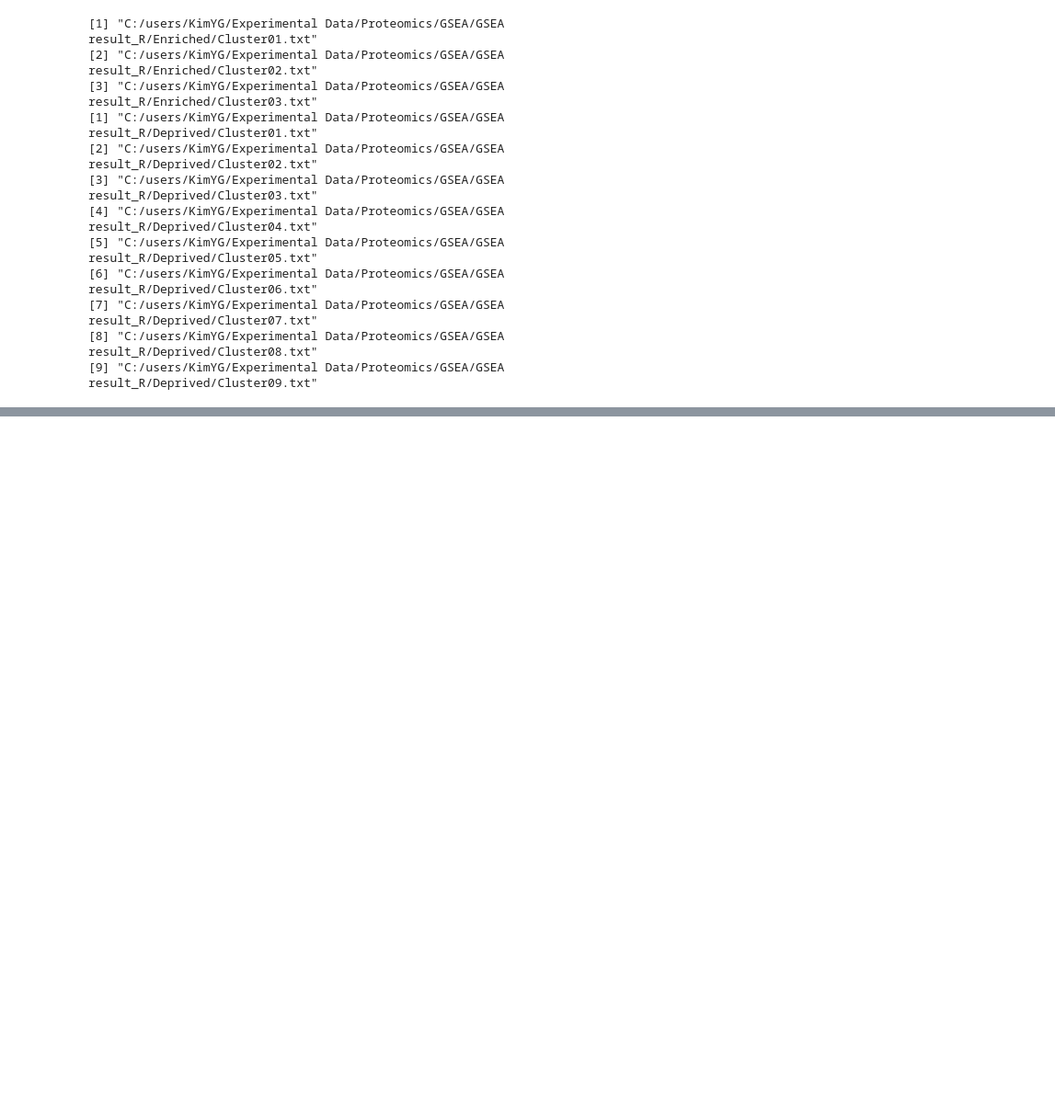
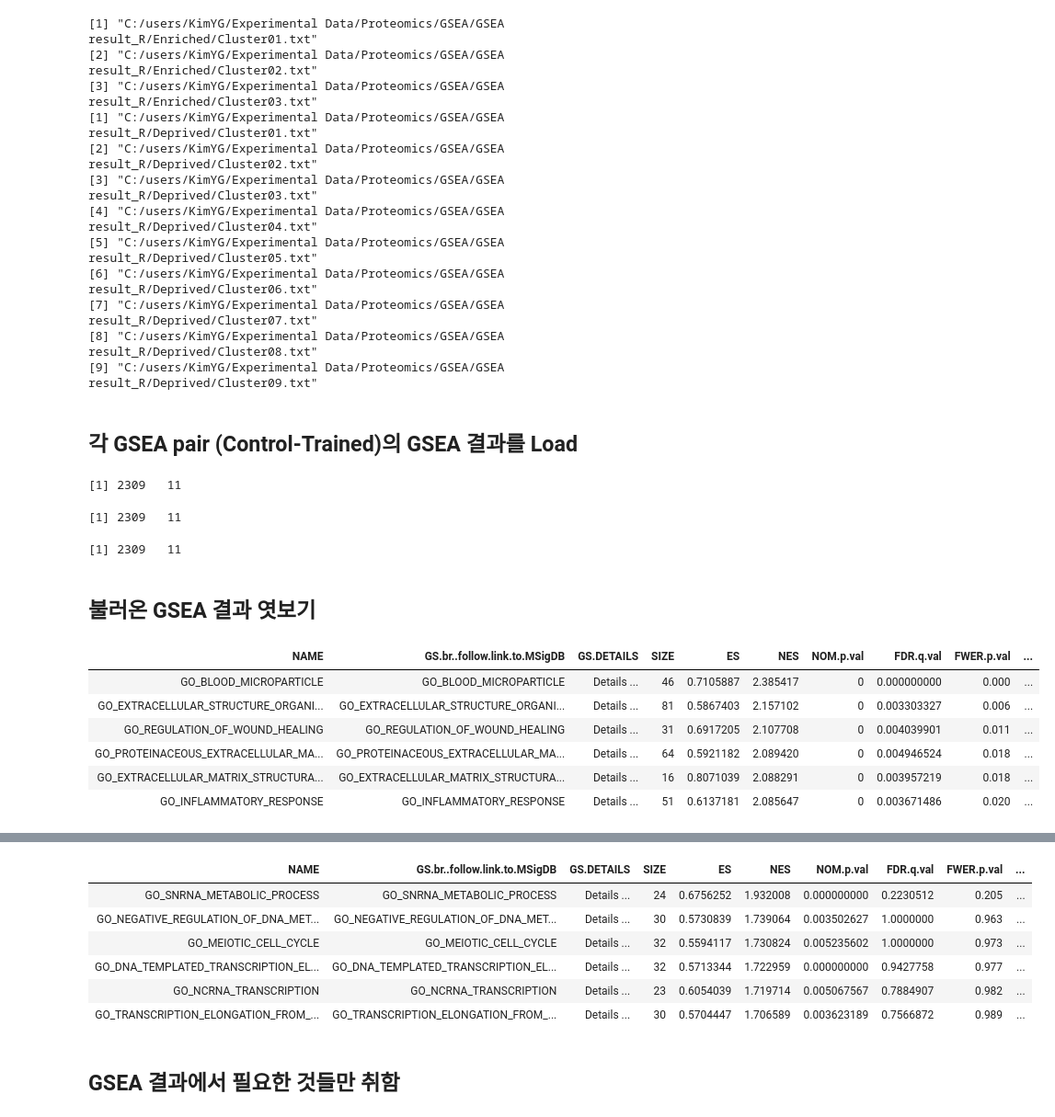
Before and after one commit to parkgilbong/Jupyter_notebook, a Jupyter notebook: Generation of GSEA heat map.ipynb, the cells around one changed output, grey strips where cells are left out. Shown at 92% size. Drawn from its saved outputs; the diff is of its cells as text; code cells hidden in the pictures; blank space fills up the shorter version.

```diff
--- a/Generation of GSEA heat map.ipynb
+++ b/Generation of GSEA heat map.ipynb
@@ -34,3 +35,5 @@ print(EnrichedInControl_dir)
 [7] "C:/users/KimYG/Experimental Data/Proteomics/GSEA/GSEA result_R/Deprived/Cluster07.txt"
 [8] "C:/users/KimYG/Experimental Data/Proteomics/GSEA/GSEA result_R/Deprived/Cluster08.txt"
 [9] "C:/users/KimYG/Experimental Data/Proteomics/GSEA/GSEA result_R/Deprived/Cluster09.txt"
+# %% [markdown]
+## 각 GSEA pair (Control-Trained)의 GSEA 결과를 Load
@@ -36,0 +44,22 @@ print(EnrichedInControl_dir)
+# %%
+dim(GSEA.DL)
+dim(GSEA.UL)
+dim(GSEA.OL)
+# %% [output]
+[1] 2309   11
+[1] 2309   11
+[1] 2309   11
+# %% [markdown]
+## 불러온 GSEA 결과 엿보기
+# %%
+head(GSEA.DL)
+head(GSEA.UL)
+head(GSEA.OL)
+# %% [output]
+| NAME | GS.br..follow.link.to.MSigDB | GS.DETAILS | SIZE | ES | NES | NOM.p.val | FDR.q.val | FWER.p.val | ... |
+| GO_BLOOD_MICROPARTICLE | GO_BLOOD_MICROPARTICLE | Details ... | 46 | 0.7105887 | 2.385417 | 0 | 0.000000000 | 0.000 | ... |
+| GO_EXTRACELLULAR_STRUCTURE_ORGANI... | GO_EXTRACELLULAR_STRUCTURE_ORGANI... | Details ... | 81 | 0.5867403 | 2.157102 | 0 | 0.003303327 | 0.006 | ... |
+| GO_REGULATION_OF_WOUND_HEALING | GO_REGULATION_OF_WOUND_HEALING | Details ... | 31 | 0.6917205 | 2.107708 | 0 | 0.004039901 | 0.011 | ... |
+| GO_PROTEINACEOUS_EXTRACELLULAR_MA... | GO_PROTEINACEOUS_EXTRACELLULAR_MA... | Details ... | 64 | 0.5921182 | 2.089420 | 0 | 0.004946524 | 0.018 | ... |
+| GO_EXTRACELLULAR_MATRIX_STRUCTURA... | GO_EXTRACELLULAR_MATRIX_STRUCTURA... | Details ... | 16 | 0.8071039 | 2.088291 | 0 | 0.003957219 | 0.018 | ... |
+| GO_INFLAMMATORY_RESPONSE | GO_INFLAMMATORY_RESPONSE | Details ... | 51 | 0.6137181 | 2.085647 | 0 | 0.003671486 | 0.020 | ... |
@@ -36,0 +73,9 @@ print(EnrichedInControl_dir)
+| NAME | GS.br..follow.link.to.MSigDB | GS.DETAILS | SIZE | ES | NES | NOM.p.val | FDR.q.val | FWER.p.val | ... |
+| GO_SNRNA_METABOLIC_PROCESS | GO_SNRNA_METABOLIC_PROCESS | Details ... | 24 | 0.6756252 | 1.932008 | 0.000000000 | 0.2230512 | 0.205 | ... |
+| GO_NEGATIVE_REGULATION_OF_DNA_MET... | GO_NEGATIVE_REGULATION_OF_DNA_MET... | Details ... | 30 | 0.5730839 | 1.739064 | 0.003502627 | 1.0000000 | 0.963 | ... |
+| GO_MEIOTIC_CELL_CYCLE | GO_MEIOTIC_CELL_CYCLE | Details ... | 32 | 0.5594117 | 1.730824 | 0.005235602 | 1.0000000 | 0.973 | ... |
+| GO_DNA_TEMPLATED_TRANSCRIPTION_EL... | GO_DNA_TEMPLATED_TRANSCRIPTION_EL... | Details ... | 32 | 0.5713344 | 1.722959 | 0.000000000 | 0.9427758 | 0.977 | ... |
+| GO_NCRNA_TRANSCRIPTION | GO_NCRNA_TRANSCRIPTION | Details ... | 23 | 0.6054039 | 1.719714 | 0.005067567 | 0.7884907 | 0.982 | ... |
+| GO_TRANSCRIPTION_ELONGATION_FROM_... | GO_TRANSCRIPTION_ELONGATION_FROM_... | Details ... | 30 | 0.5704447 | 1.706589 | 0.003623189 | 0.7566872 | 0.989 | ... |
+# %% [markdown]
+## GSEA 결과에서 필요한 것들만 취함
```
Also changed, not shown: parts of 24 cells of this notebook.
